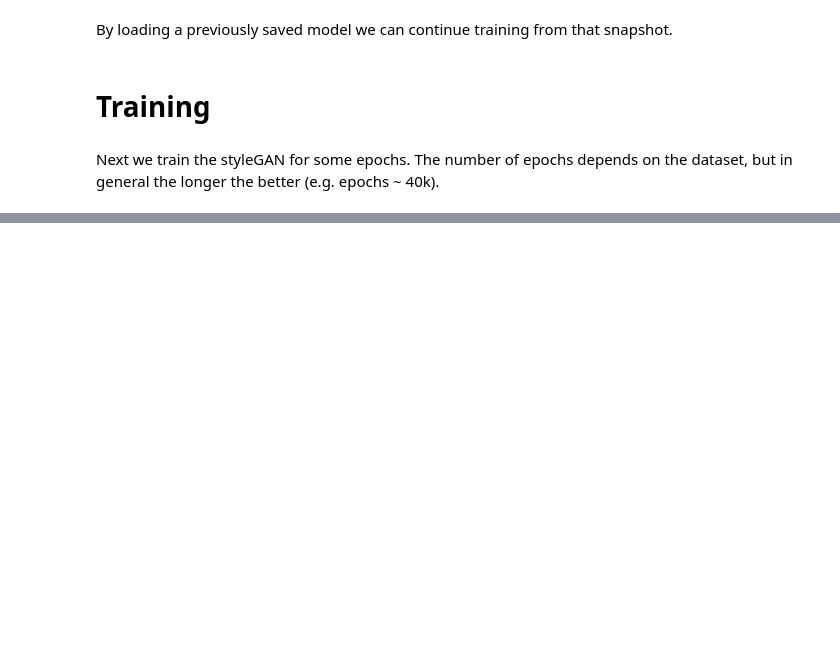
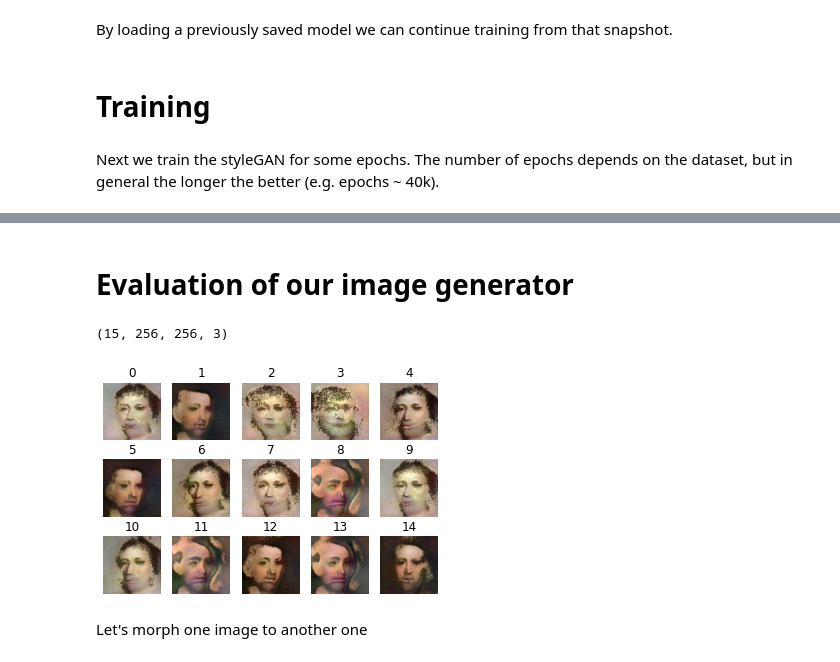
Before and after one commit to hochthom/OG-AI4Artists-2021, a Jupyter notebook: Lecture4_StyleGAN_Example/StyleGAN_example.ipynb, the cells around one changed output, grey strips where cells are left out. Saved outputs shown, nothing was run; the diff lists cells and outputs as text; code cells hidden in the pictures; blank space fills up the shorter version.

```diff
--- a/Lecture4_StyleGAN_Example/StyleGAN_example.ipynb
+++ b/Lecture4_StyleGAN_Example/StyleGAN_example.ipynb
@@ -22,7 +29,8 @@ Initialisation
 # %% [markdown]
 Let's build the StyleGAN model and initialize our data set.
 # %%
-model = StyleGAN(lr=0.0001, silent=False)
+RESULT_DIR = '.'
+model = StyleGAN(lr=0.0001, silent=False, path=RESULT_DIR)
 model.create_data(IMAGE_SOURCE)
 # %% [output]
 Model: "model_1"
@@ -52,7 +60,7 @@ Training
 # %% [markdown]
 Next we train the styleGAN for some epochs. The number of epochs depends on the dataset, but in general the longer the better (e.g. epochs ~ 40k).
 # %%
-epochs = 2001
-for e in tqdm(range(epochs)):
+steps = 10001
+for e in tqdm(range(steps)):
     model.train()
 # %% [output]
@@ -75,0 +95,21 @@ Saving model as m1 ...
+# %% [markdown]
+Evaluation of our image generator
+=================================
+# %%
+img_style, img_noise = model.create_image_styles(15)
+# %%
+imgs = model.generate_images(img_style, img_noise)
+imgs.shape
+# %% [output]
+(15, 256, 256, 3)
+# %%
+for i in range(15):
+  img_u8 = np.uint8(np.clip(imgs[i], 0.0, 1.0) * 255)
+  plt.subplot(3, 5, i+1)
+  plt.title(i)
+  plt.imshow(img_u8)
+  plt.axis('off')
+# %% [output]
+[figure, added]
+# %% [markdown]
+Let's morph one image to another one
```
Also changed, not shown: parts of 8 cells of this notebook.
